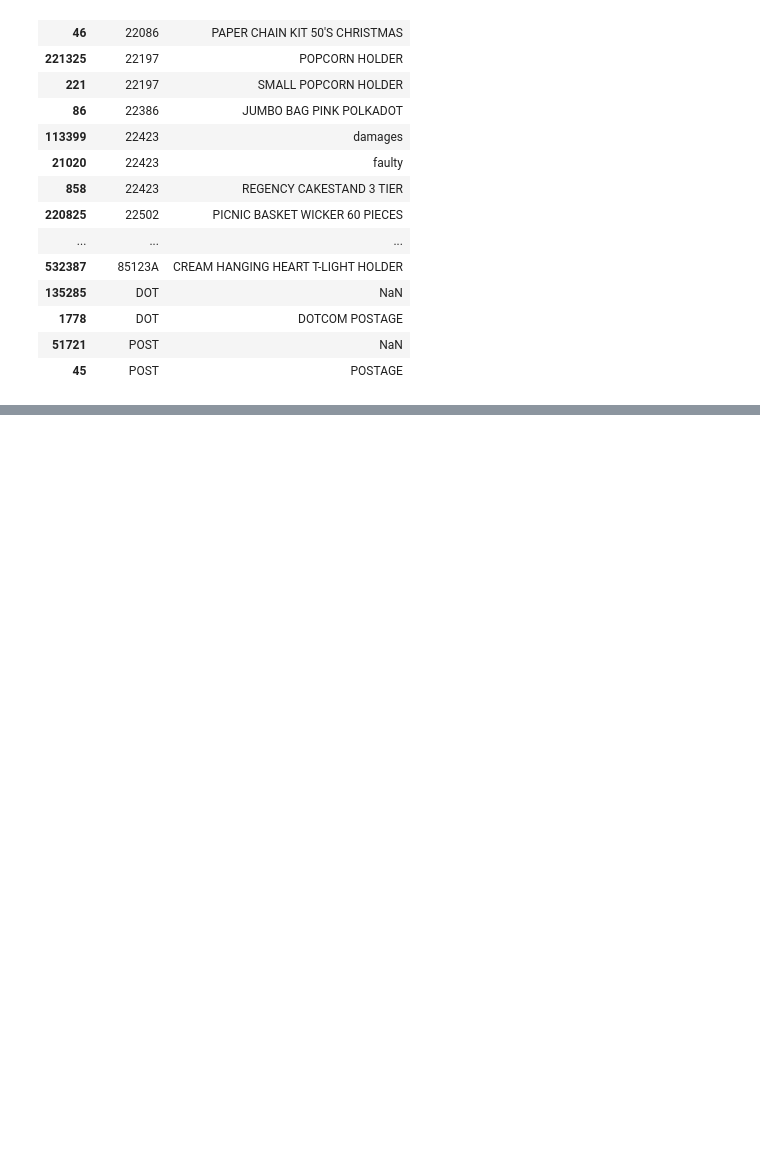
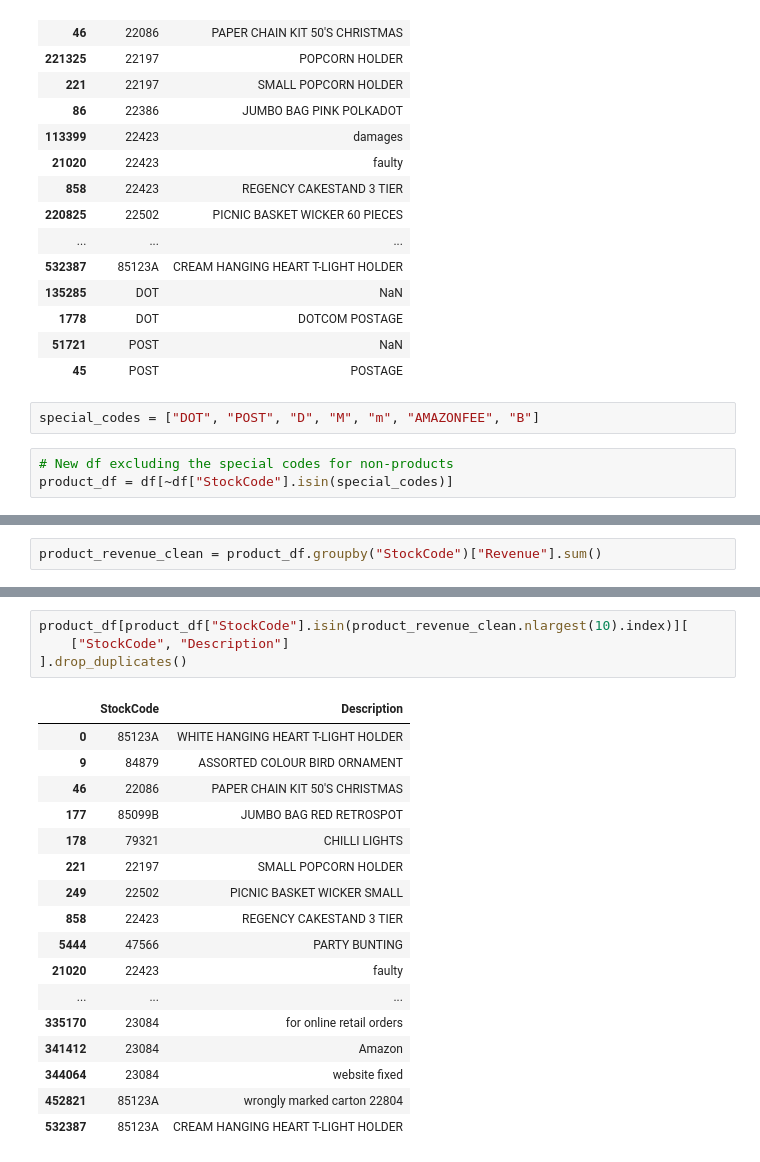
Before and after one commit to emanbrl/ecommerce-sales-customer-analysis, a Jupyter notebook: notebooks/03_EDA.ipynb, the cells around one changed output, grey strips where cells are left out. Drawn from its saved outputs; the diff is of its cells as text; blank space fills up the shorter version.

Commit message:
Continue product performance analysis

```diff
--- a/notebooks/03_EDA.ipynb
+++ b/notebooks/03_EDA.ipynb
@@ -408,3 +408,8 @@ df[df["StockCode"].isin(top_products.index)][
 | 1778 | DOT | DOTCOM POSTAGE |
 | 51721 | POST | NaN |
 | 45 | POST | POSTAGE |
+# %%
+special_codes = ["DOT", "POST", "D", "M", "m", "AMAZONFEE", "B"]
+# %%
+# New df excluding the special codes for non-products
+product_df = df[~df["StockCode"].isin(special_codes)]
@@ -410,0 +426,2 @@ df[df["StockCode"].isin(top_products.index)][
+# %%
+product_revenue_clean = product_df.groupby("StockCode")["Revenue"].sum()
@@ -410,0 +443,22 @@ df[df["StockCode"].isin(top_products.index)][
+# %%
+product_df[product_df["StockCode"].isin(product_revenue_clean.nlargest(10).index)][
+    ["StockCode", "Description"]
+].drop_duplicates()
+# %% [output]
+|  | StockCode | Description |
+| 0 | 85123A | WHITE HANGING HEART T-LIGHT HOLDER |
+| 9 | 84879 | ASSORTED COLOUR BIRD ORNAMENT |
+| 46 | 22086 | PAPER CHAIN KIT 50'S CHRISTMAS |
+| 177 | 85099B | JUMBO BAG RED RETROSPOT |
+| 178 | 79321 | CHILLI LIGHTS |
+| 221 | 22197 | SMALL POPCORN HOLDER |
+| 249 | 22502 | PICNIC BASKET WICKER SMALL |
+| 858 | 22423 | REGENCY CAKESTAND 3 TIER |
+| 5444 | 47566 | PARTY BUNTING |
+| 21020 | 22423 | faulty |
+| ... | ... | ... |
+| 335170 | 23084 | for online retail orders |
+| 341412 | 23084 | Amazon |
+| 344064 | 23084 | website fixed |
+| 452821 | 85123A | wrongly marked carton 22804 |
+| 532387 | 85123A | CREAM HANGING HEART T-LIGHT HOLDER |
```
Also changed, not shown: parts of 7 cells of this notebook.
